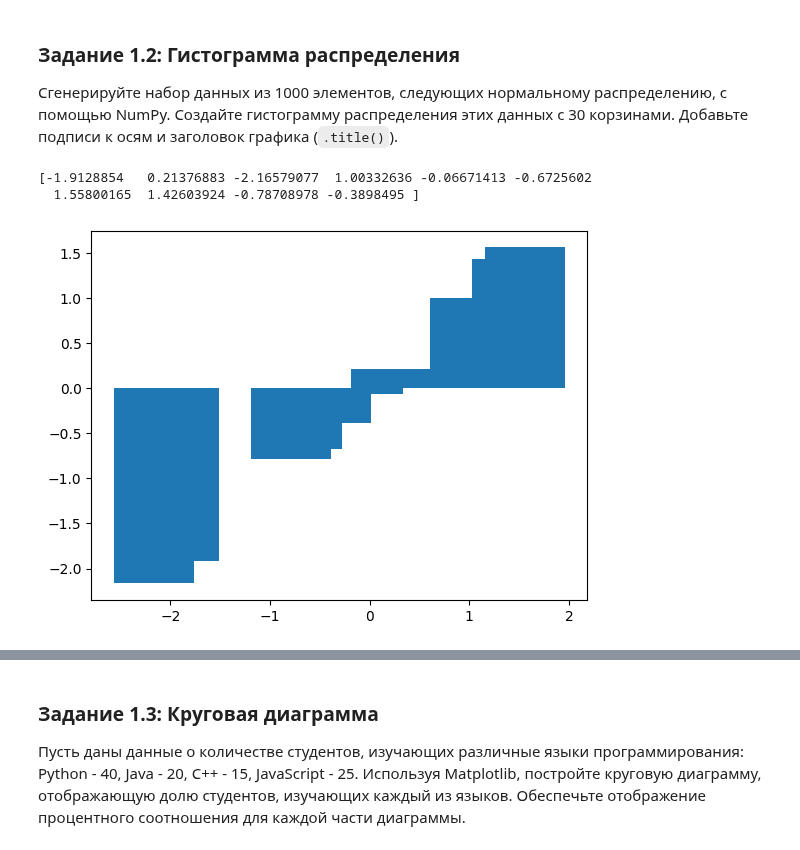
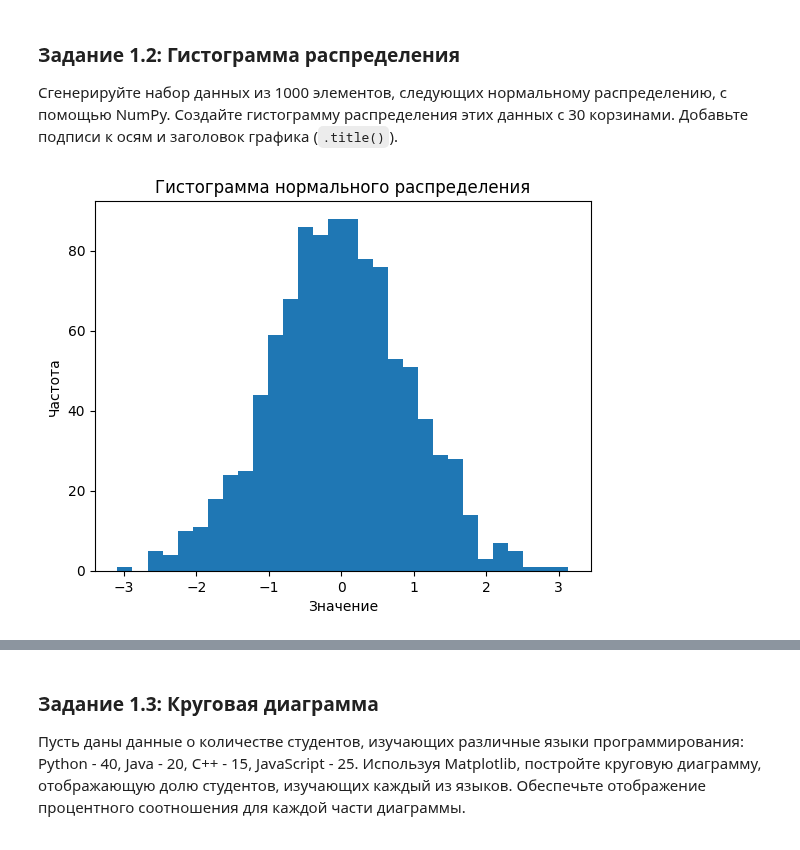
Before and after one commit to ilyak0n/comp_math, a Jupyter notebook: 3. Библиотеки Matplotlib, Plotly/Практическая_работа_№3_Matplotlib_Plotly.ipynb, the cells around one changed output, grey strips where cells are left out. Cells and saved outputs as stored; diff of their text form; code cells hidden in the pictures.

```diff
--- a/3. Библиотеки Matplotlib, Plotly/Практическая_работа_№3_Matplotlib_Plotly.ipynb
+++ b/3. Библиотеки Matplotlib, Plotly/Практическая_работа_№3_Matplotlib_Plotly.ipynb
@@ -39,18 +39,16 @@ plt.show()
 # %%
 import matplotlib.pyplot as plt
 import numpy as np
 
-norm_array = np.random.standard_normal(size=10)
+norm_array = np.random.standard_normal(size=1000)
 
-print(norm_array)
-
-plt.bar(norm_array, norm_array)
-
+plt.hist(norm_array, bins=30)
+plt.title('Гистограмма нормального распределения')
+plt.xlabel('Значение')
+plt.ylabel('Частота')
 plt.show()
 # %% [output]
-[-1.9128854   0.21376883 -2.16579077  1.00332636 -0.06671413 -0.6725602
-  1.55800165  1.42603924 -0.78708978 -0.3898495 ]
-[figure, old version]
+[figure, new version]
 # %% [markdown]
 ![image.png](embedded-picture-1)
 # %% [markdown]
```
